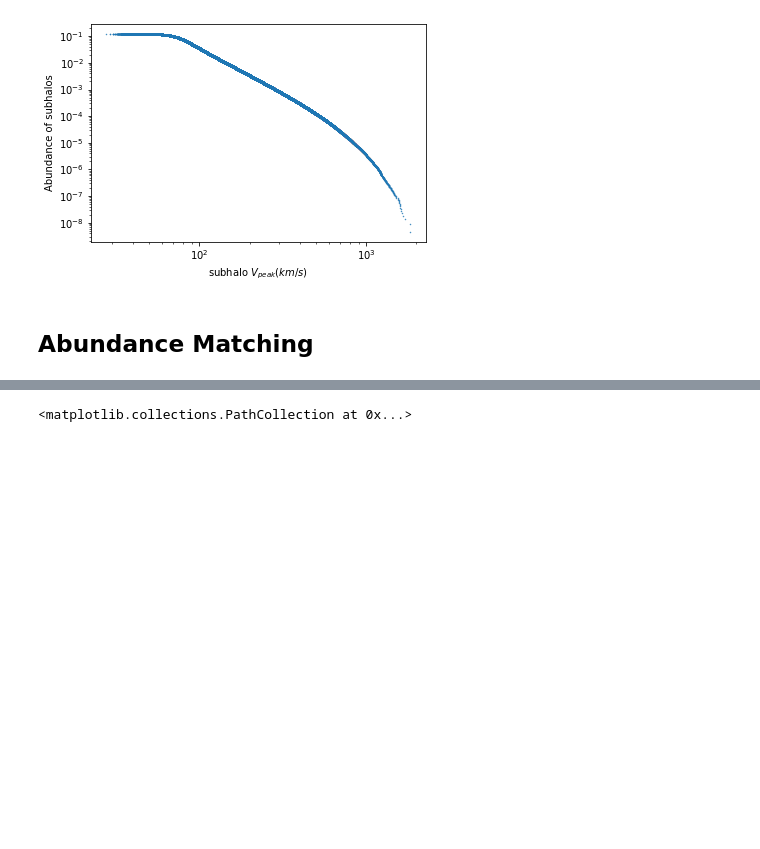
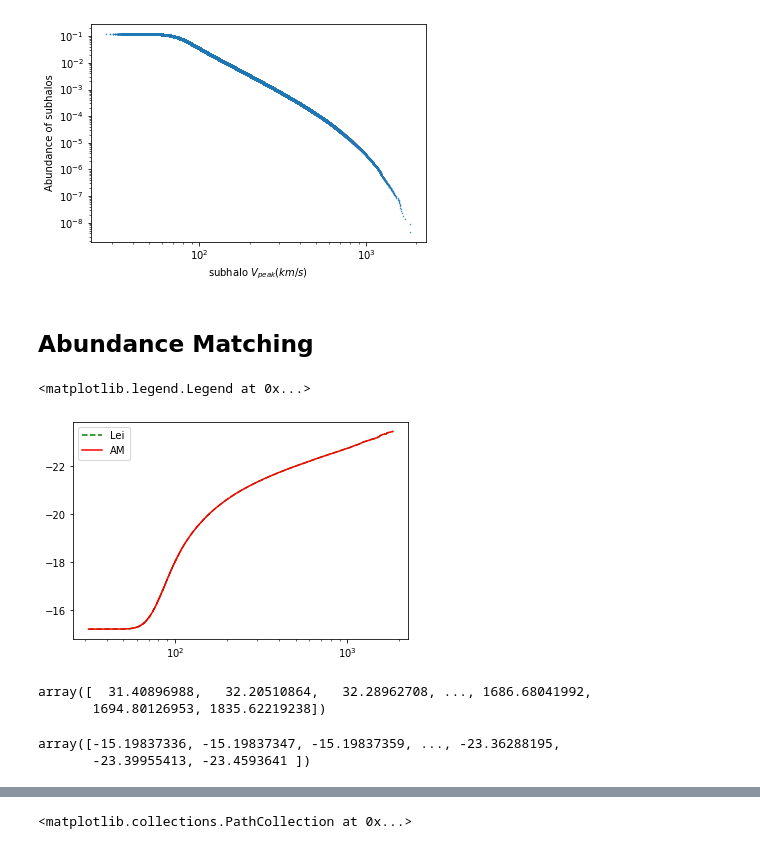
Before and after one commit to zhengyun0215/mock, a Jupyter notebook: newmag.ipynb, the cells around one changed output, grey strips where cells are left out. Saved outputs shown, nothing was run; the diff lists cells and outputs as text; code cells hidden in the pictures; blank space fills up the shorter version.

```diff
--- a/newmag.ipynb
+++ b/newmag.ipynb
@@ -180,5 +176,35 @@ lfy0 = luminosity_final(lfx0,0.1)
 af_test = AbundanceFunction(lfx0,lfy0,(-25,-10))
 catalog_test = af_test.match(nd_halos)
+# %%
+ndhalo = nd_halos[::-1]
+# %%
+lfy_new = af_test(lfx0)
+yint0= integrate.cumtrapz(lfy_new,lfx0,initial=0)
+yint1=yint0[1:]
+lfx1=lfx0[1:]
+lfy1=lfy_new[1:]
+# %%
+newmag0 = np.interp(ndhalo, yint1, lfx1)
+newmag_L = newmag0[::-1]
+# %%
+plt.plot(vpeak,newmag_L,'g--',label = 'Lei')
+plt.plot(vpeak,catalog_test,'r',label = 'AM')
+plt.xscale('log')
+plt.gca().invert_yaxis()
+plt.legend()
+# %% [output]
+<matplotlib.legend.Legend at 0x...>
+[figure, added]
+# %%
+vpeak
+# %% [output]
+array([  31.40896988,   32.20510864,   32.28962708, ..., 1686.68041992,
+       1694.80126953, 1835.62219238])
+# %%
+newmag_L
+# %% [output]
+array([-15.19837336, -15.19837347, -15.19837359, ..., -23.36288195,
+       -23.39955413, -23.4593641 ])
 # %%
 catalog_test
 # %% [output]
```
Also changed, not shown: parts of 84 cells of this notebook.
